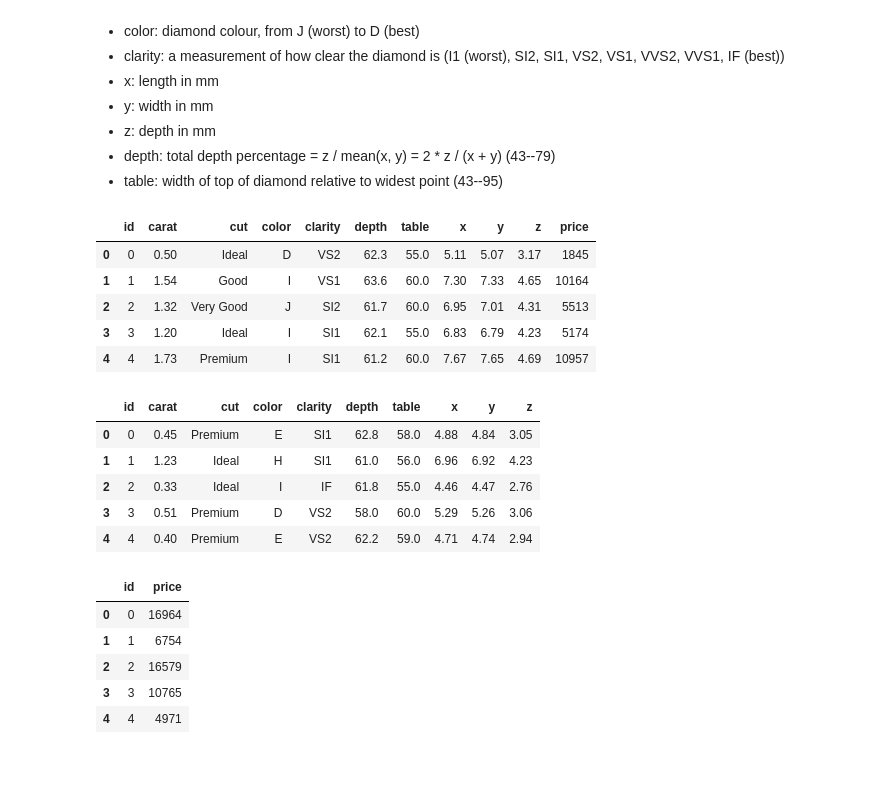
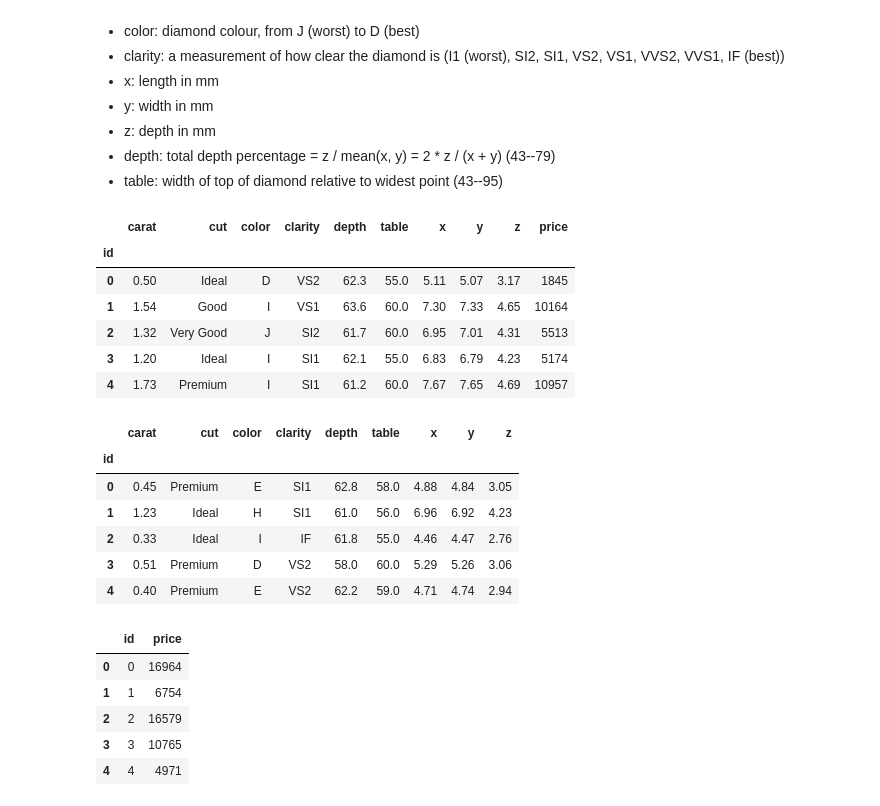
Before and after one commit to nachordo/kaggle-competition, a Jupyter notebook: data-exploration.ipynb, the cells around one changed output. Cells and saved outputs as stored; diff of their text form; code cells hidden in the pictures; blank space fills up the shorter version.

```diff
--- a/data-exploration.ipynb
+++ b/data-exploration.ipynb
@@ -25,27 +25,29 @@ train.csv: training dataset predict.csv: dataset to predict price for sample_sub
 - depth: total depth percentage = z / mean(x, y) = 2 * z / (x + y) (43--79)
 - table: width of top of diamond relative to widest point (43--95)
 # %%
-diamonds_train = pd.read_csv("train.csv")
-diamonds_test = pd.read_csv("predict.csv")
+diamonds = pd.read_csv("train.csv",index_col="id")
+diamonds_test = pd.read_csv("predict.csv",index_col="id")
 diamonds_submission = pd.read_csv("sample_submission.csv")
 # %%
-diamonds_train.head()
+diamonds.head()
 # %% [output]
-|  | id | carat | cut | color | clarity | depth | table | x | y | z | price |
-| 0 | 0 | 0.50 | Ideal | D | VS2 | 62.3 | 55.0 | 5.11 | 5.07 | 3.17 | 1845 |
-| 1 | 1 | 1.54 | Good | I | VS1 | 63.6 | 60.0 | 7.30 | 7.33 | 4.65 | 10164 |
-| 2 | 2 | 1.32 | Very Good | J | SI2 | 61.7 | 60.0 | 6.95 | 7.01 | 4.31 | 5513 |
-| 3 | 3 | 1.20 | Ideal | I | SI1 | 62.1 | 55.0 | 6.83 | 6.79 | 4.23 | 5174 |
-| 4 | 4 | 1.73 | Premium | I | SI1 | 61.2 | 60.0 | 7.67 | 7.65 | 4.69 | 10957 |
+|  | carat | cut | color | clarity | depth | table | x | y | z | price |
+| id |  |  |  |  |  |  |  |  |  |  |
+| 0 | 0.50 | Ideal | D | VS2 | 62.3 | 55.0 | 5.11 | 5.07 | 3.17 | 1845 |
+| 1 | 1.54 | Good | I | VS1 | 63.6 | 60.0 | 7.30 | 7.33 | 4.65 | 10164 |
+| 2 | 1.32 | Very Good | J | SI2 | 61.7 | 60.0 | 6.95 | 7.01 | 4.31 | 5513 |
+| 3 | 1.20 | Ideal | I | SI1 | 62.1 | 55.0 | 6.83 | 6.79 | 4.23 | 5174 |
+| 4 | 1.73 | Premium | I | SI1 | 61.2 | 60.0 | 7.67 | 7.65 | 4.69 | 10957 |
 # %%
 diamonds_test.head()
 # %% [output]
-|  | id | carat | cut | color | clarity | depth | table | x | y | z |
-| 0 | 0 | 0.45 | Premium | E | SI1 | 62.8 | 58.0 | 4.88 | 4.84 | 3.05 |
-| 1 | 1 | 1.23 | Ideal | H | SI1 | 61.0 | 56.0 | 6.96 | 6.92 | 4.23 |
-| 2 | 2 | 0.33 | Ideal | I | IF | 61.8 | 55.0 | 4.46 | 4.47 | 2.76 |
-| 3 | 3 | 0.51 | Premium | D | VS2 | 58.0 | 60.0 | 5.29 | 5.26 | 3.06 |
-| 4 | 4 | 0.40 | Premium | E | VS2 | 62.2 | 59.0 | 4.71 | 4.74 | 2.94 |
+|  | carat | cut | color | clarity | depth | table | x | y | z |
+| id |  |  |  |  |  |  |  |  |  |
+| 0 | 0.45 | Premium | E | SI1 | 62.8 | 58.0 | 4.88 | 4.84 | 3.05 |
+| 1 | 1.23 | Ideal | H | SI1 | 61.0 | 56.0 | 6.96 | 6.92 | 4.23 |
+| 2 | 0.33 | Ideal | I | IF | 61.8 | 55.0 | 4.46 | 4.47 | 2.76 |
+| 3 | 0.51 | Premium | D | VS2 | 58.0 | 60.0 | 5.29 | 5.26 | 3.06 |
+| 4 | 0.40 | Premium | E | VS2 | 62.2 | 59.0 | 4.71 | 4.74 | 2.94 |
 # %%
 diamonds_submission.head()
 # %% [output]
```
Also changed, not shown: parts of 44 cells of this notebook.
